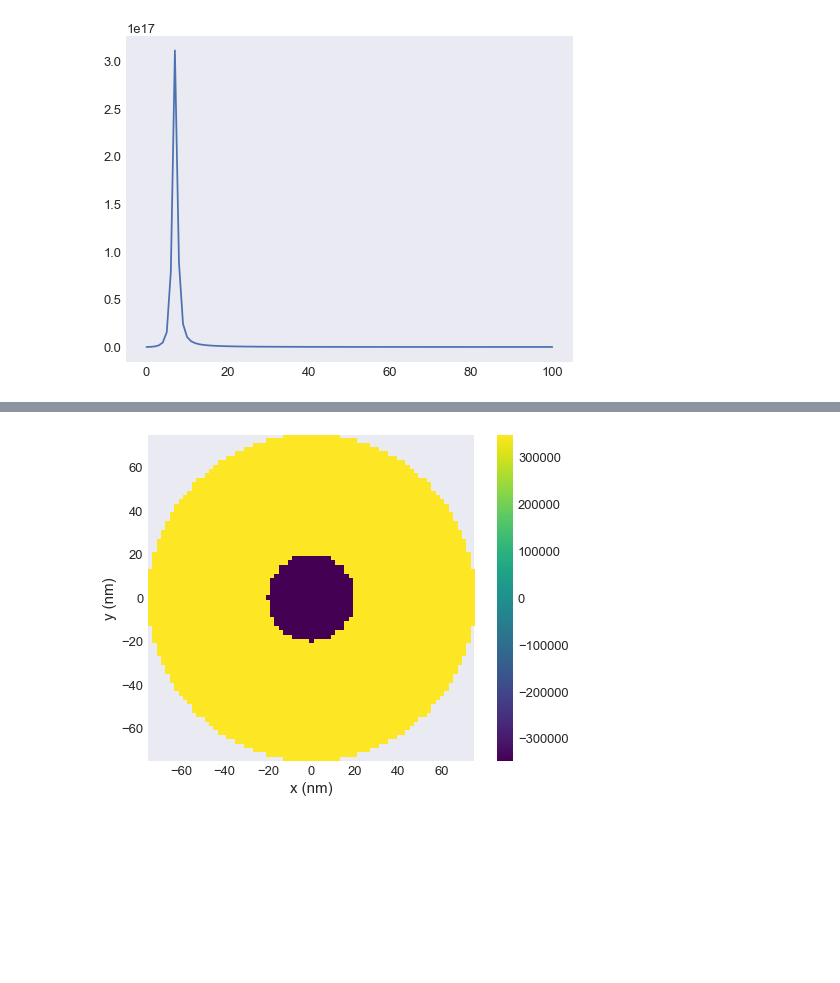
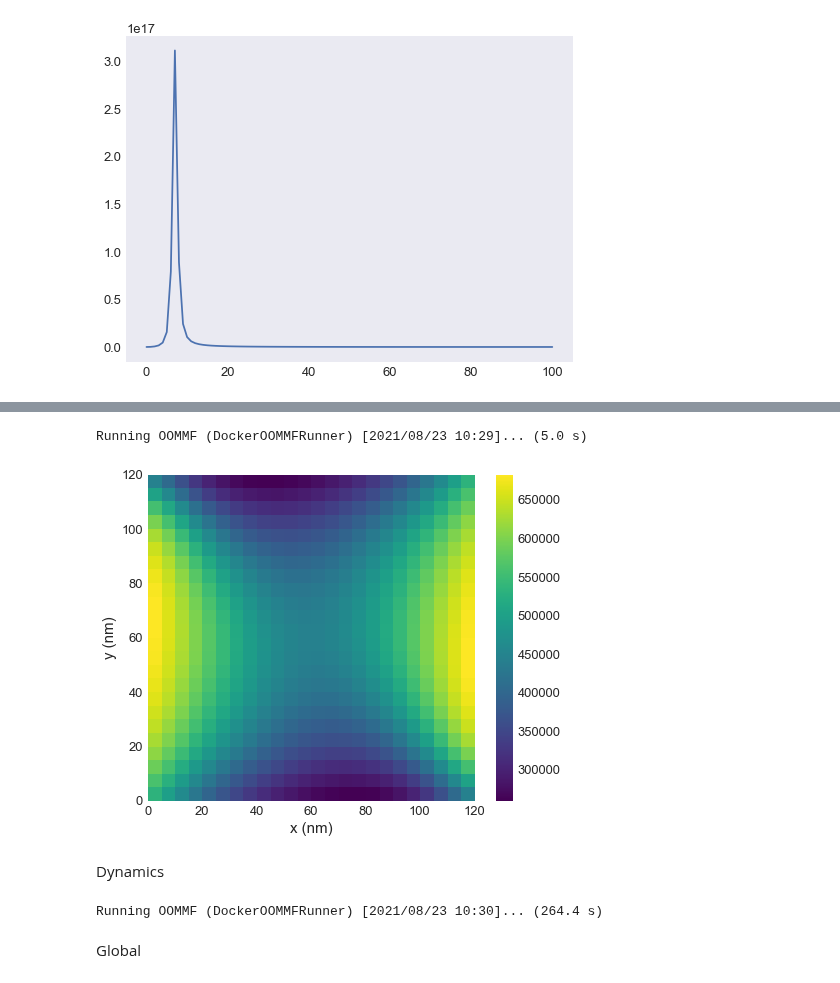
Before and after one commit to ubermag/micromagneticdata, a Jupyter notebook: dev/FFT Development.ipynb, the cells around one changed output, grey strips where cells are left out. Drawn from its saved outputs; the diff is of its cells as text; code cells hidden in the pictures; blank space fills up the shorter version.

```diff
--- a/dev/FFT Development.ipynb
+++ b/dev/FFT Development.ipynb
@@ -109,3 +112,3 @@ SyntaxError: invalid syntax (<ipython-input-248-9bfb7437ff30>, line 1)
 # %%
-region = df.Region(p1=(-75e-9, -75e-9, 0), p2=(75e-9, 75e-9, 10e-9))
-mesh = df.Mesh(region=region, cell=(2e-9,2e-9,2e-9))
+region = df.Region(p1=(0, 0, 0), p2=(120e-9, 120e-9, 10e-9))
+mesh = df.Mesh(region=region, cell=(5e-9, 5e-9, 5e-9))
@@ -127,0 +115,19 @@ field = df.Field(mesh=mesh, dim=3, value=val_fun, norm=ms_fun)
+# %%
+Ms = 800e3
+A = 1.3e-11
+gyro = 2.210173e5
+damp = 0.008
+H_mag = 80e3
+H_relax = H_mag * np.array([1, 0.715, 0]) / np.linalg.norm([1, 0.715, 0])
+H_dyn = H_mag * np.array([1, 0.7, 0]) / np.linalg.norm([1, 0.7, 0])
+# %%
+field = df.Field(mesh=mesh, dim=3, value=(0,0,1), norm=Ms)
+# %%
+system = mm.System(name='standard_problem')
+system.energy = (mm.Exchange(A=A) +
+                 mm.Zeeman(H=H_relax) +
+                 mm.Demag())
+system.dynamics = mm.Precession(gamma0=gyro) + mm.Damping(alpha=damp)
+system.m = field
+
+system.m.plane('z').mpl()
@@ -128,4 +136,9 @@ field = df.Field(mesh=mesh, dim=3, value=val_fun, norm=ms_fun)
+# %%
+md = mc.MinDriver()
+md.drive(system)
+# %% [output]
+Running OOMMF (DockerOOMMFRunner) [2021/08/23 10:29]... (5.0 s)
 # %%
-field.z.plane('z').mpl()
+system.m.y.plane('z').mpl()
 # %% [output]
-[figure, old version]
+[figure, new version]
@@ -139,0 +145,2 @@ system.m = field
+# %% [markdown]
+Dynamics
@@ -139,0 +149,7 @@ system.m = field
+# %%
+td = mc.TimeDriver()
+td.drive(system, t=20e-9, n=4000)
+# %% [output]
+Running OOMMF (DockerOOMMFRunner) [2021/08/23 10:30]... (264.4 s)
+# %% [markdown]
+Global
```
Also changed, not shown: parts of 45 cells of this notebook, 1 other file.
